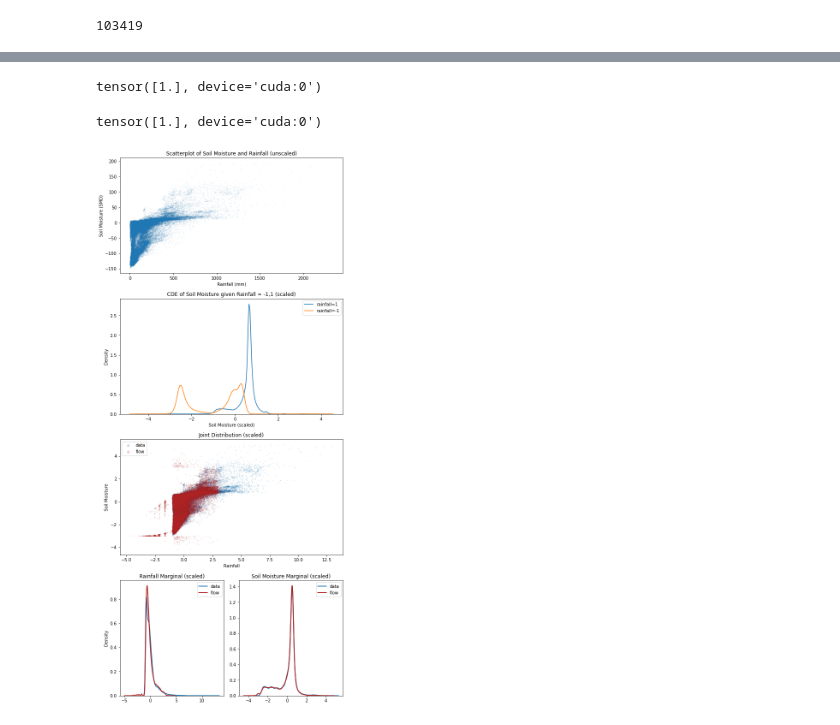
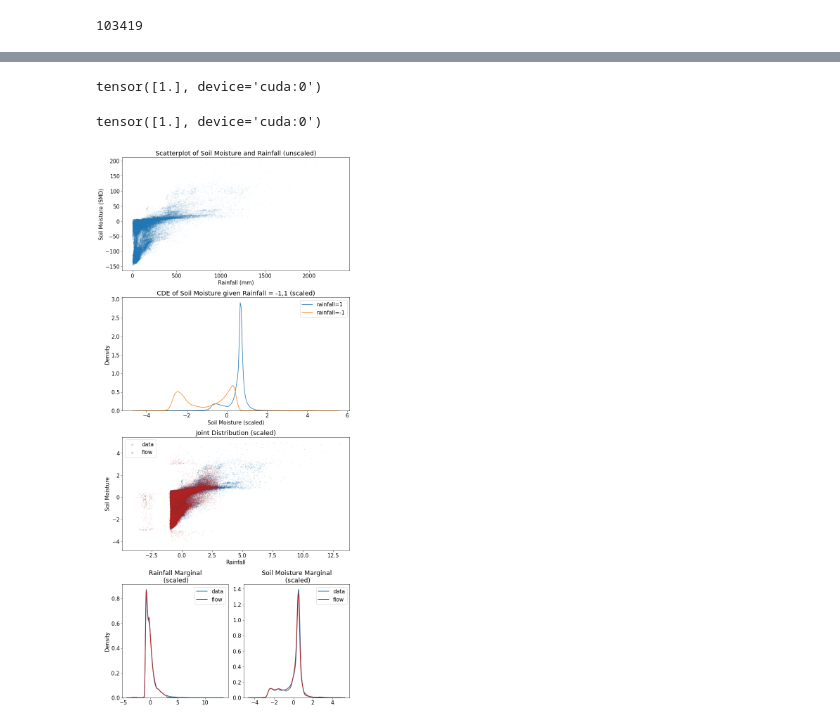
Before and after one commit to MattSkiff/nf_cde_poster, a Jupyter notebook: pyro_nf_vcsn.ipynb, the cells around one changed output, grey strips where cells are left out. Saved outputs shown, nothing was run; the diff lists cells and outputs as text; code cells hidden in the pictures.

```diff
--- a/pyro_nf_vcsn.ipynb
+++ b/pyro_nf_vcsn.ipynb
@@ -380,12 +380,16 @@ step: 5000, loss: 1.4520787000656128
 # %%
 # %% plot results
+# https://stackoverflow.com/questions/3899980/how-to-change-the-font-size-on-a-matplotlib-plot
+# change text size
+plt.rcParams.update({'font.size': 15})
+
 X = torch.cat((x1, x2), dim=-1).cpu().detach().numpy()
 x1_flow = dist_x1.sample(torch.Size([103419,]))
 x2_flow = dist_x2_given_x1.condition(x1_flow).sample(torch.Size([103419,]))
 X_flow = torch.cat((x1_flow, x2_flow), dim=-1).cpu().detach().numpy()
 
 # setup multi-plot
-fig3 = plt.figure(constrained_layout=True,figsize=[8,18])
+fig3 = plt.figure(constrained_layout=True,figsize=[10,22])
 gs = fig3.add_gridspec(4, 2)
 ax1 = fig3.add_subplot(gs[0, :])
 ax1.set_title('1')
@@ -433,7 +437,7 @@ sns.distplot(X_flow[:,0], hist=False, kde=True,ax=ax4,
              kde_kws={'linewidth': 2},
              label='flow')
 ax4.legend()
-ax4.set_title('Rainfall Marginal (scaled)')
+ax4.set_title('Rainfall Marginal\n (scaled)')
 #plt.subplot(1, 2, 2)
 sns.distplot(X[:,1], hist=False, kde=True,ax=ax5,
              bins=None,
@@ -447,7 +451,7 @@ sns.distplot(X_flow[:,1], hist=False, kde=True,ax=ax5,
              label='flow')
 ax5.legend()
 ax5.set_ylabel('')
-ax5.set_title('Soil Moisture Marginal (scaled)')
+ax5.set_title('Soil Moisture Marginal\n (scaled)')
 #plt.savefig('marginals.png', bbox_inches='tight')
 
 # %% plot conditional distribution sample
@@ -461,31 +465,31 @@ ax2.set_xlabel('Soil Moisture (scaled)')
 
 # condition on 0
 #x0 = torch.zeros(1, device=device)
 #print(x0)
 #sns.distplot(dist_x2_given_x1.condition(x0).sample(torch.Size([200000,])).cpu().detach().numpy(),hist=False)
 
 # condition on -1
 x_neg = torch.tensor([-1.0], device=device)
 print(x10)
 sns.distplot(dist_x2_given_x1.condition(x_neg).sample(torch.Size([200000,])).cpu().detach().numpy(),hist=False,label="rainfall=-1",ax=ax2)
 ax2.legend()
 
 #plt.show()
 
 plt.savefig('combined.png', bbox_inches='tight')
 
 # condition on 0
 #x0 = torch.as_tensor(np.array(scalerx.inverse_transform(np.zeros(2))[0,]))
 #print(x0)
 
 #soilm_dist = dist_x2_given_x1.condition(x0).sample(torch.Size([103419,])).cpu().detach().numpy()
 
 #sns.distplot(soilm_dist)
 #plt.title("Distribution of soil moisture given rainfall = 0")
 #plt.xlabel('rainfall')
 
 #plt.savefig('.png', bbox_inches='tight')
 # %% [output]
 tensor([1.], device='cuda:0')
 tensor([1.], device='cuda:0')
-[figure, old version]
+[figure, new version]
```
Also changed, not shown: parts of 6 cells of this notebook, 3 other files.
